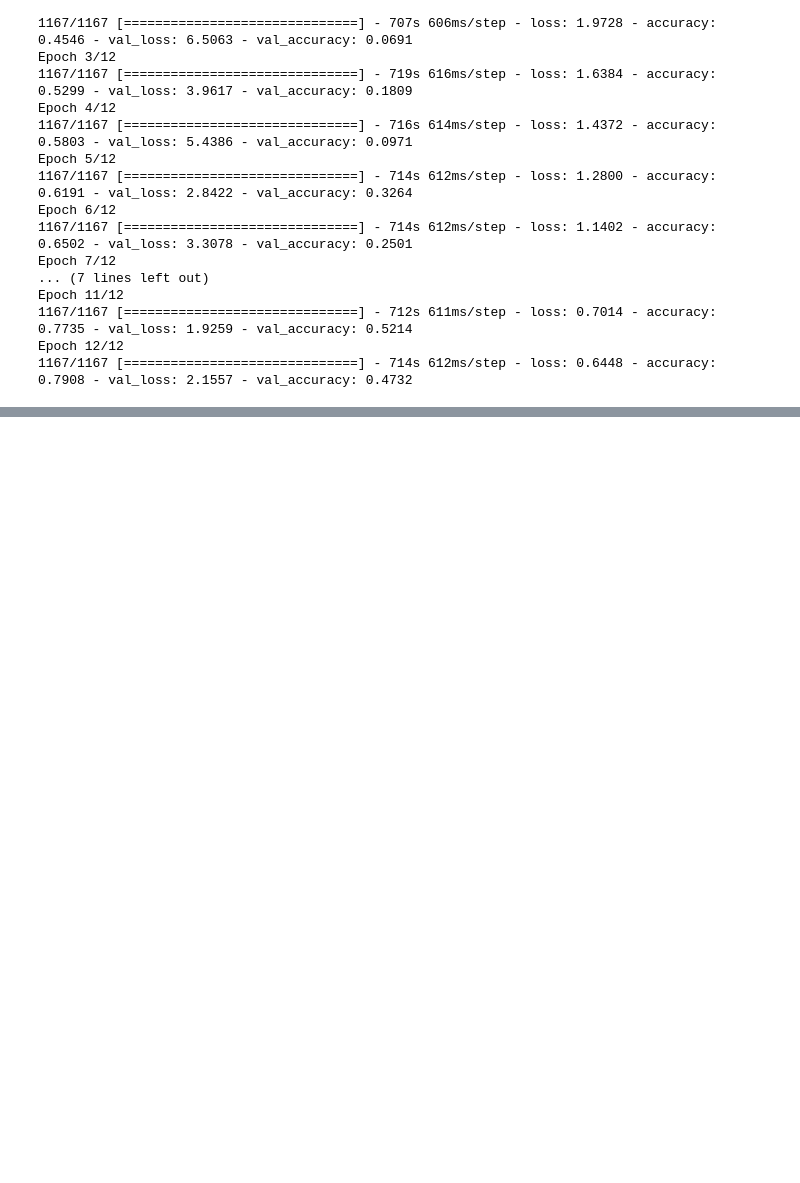
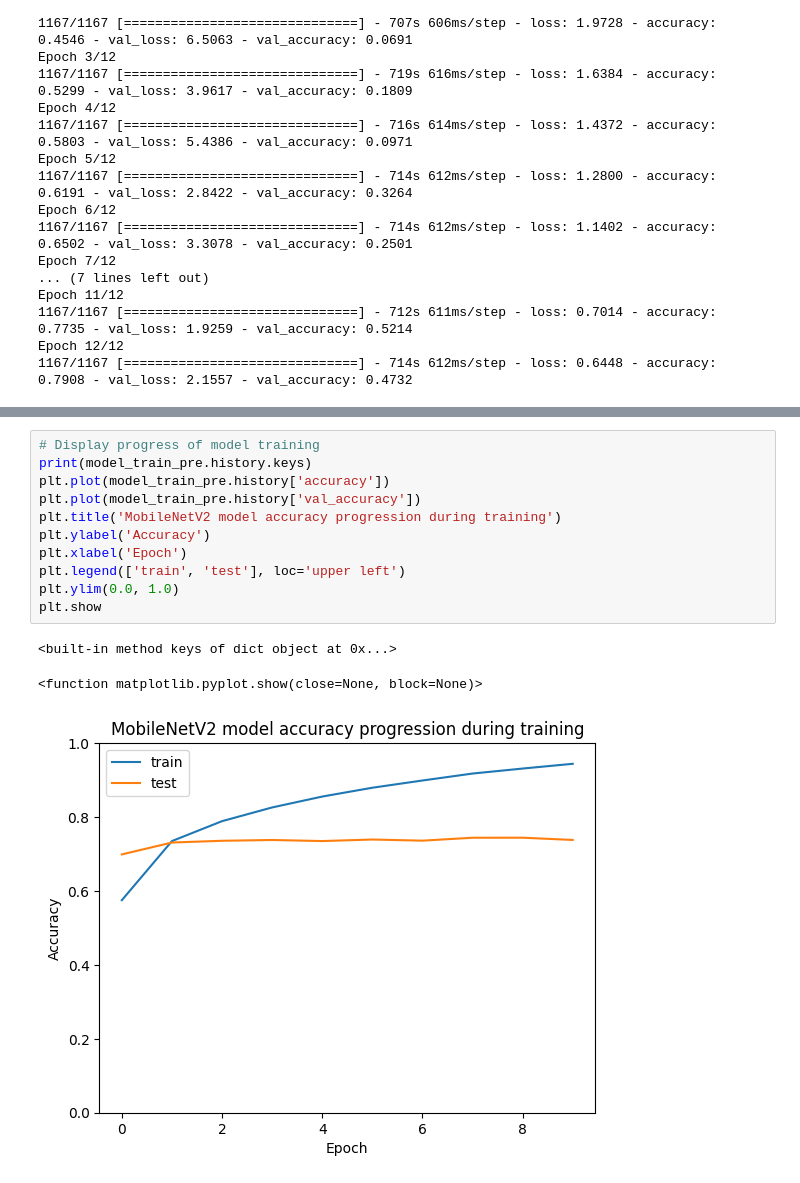
Before and after one commit to rocketfinch/dog-breed-identifier, a Jupyter notebook: DBI-MobileNetV2.ipynb, the cells around one changed output, grey strips where cells are left out. Drawn from its saved outputs; the diff is of its cells as text; blank space fills up the shorter version.

Commit message:
Updating models new runs, now with the ability to plot training runs

```diff
--- a/DBI-MobileNetV2.ipynb
+++ b/DBI-MobileNetV2.ipynb
@@ -226,0 +214,15 @@ NameError: name 'f1_score' is not defined
+# %%
+# Display progress of model training
+print(model_train_pre.history.keys)
+plt.plot(model_train_pre.history['accuracy'])
+plt.plot(model_train_pre.history['val_accuracy'])
+plt.title('MobileNetV2 model accuracy progression during training')
+plt.ylabel('Accuracy')
+plt.xlabel('Epoch')
+plt.legend(['train', 'test'], loc='upper left')
+plt.ylim(0.0, 1.0)
+plt.show
+# %% [output]
+<built-in method keys of dict object at 0x...>
+<function matplotlib.pyplot.show(close=None, block=None)>
+[figure, added]
```
Also changed, not shown: parts of 4 cells of this notebook, 4 other files.
